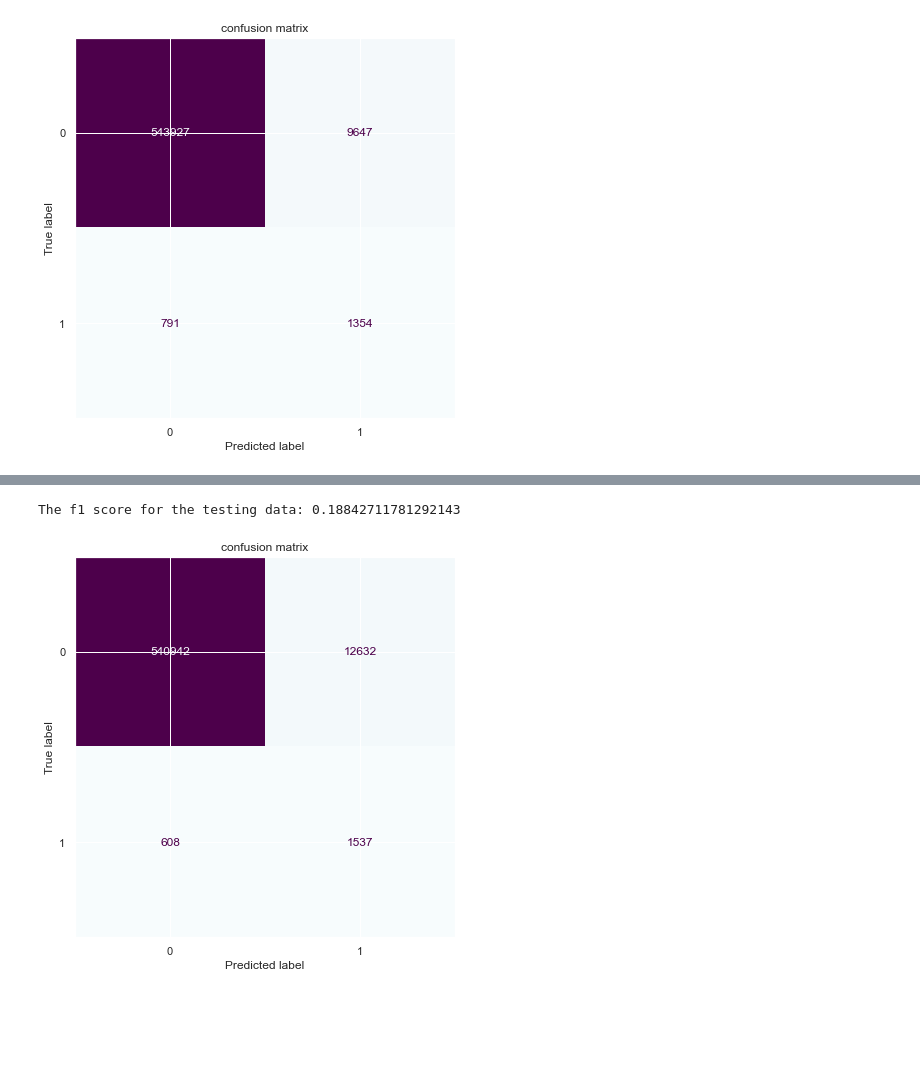
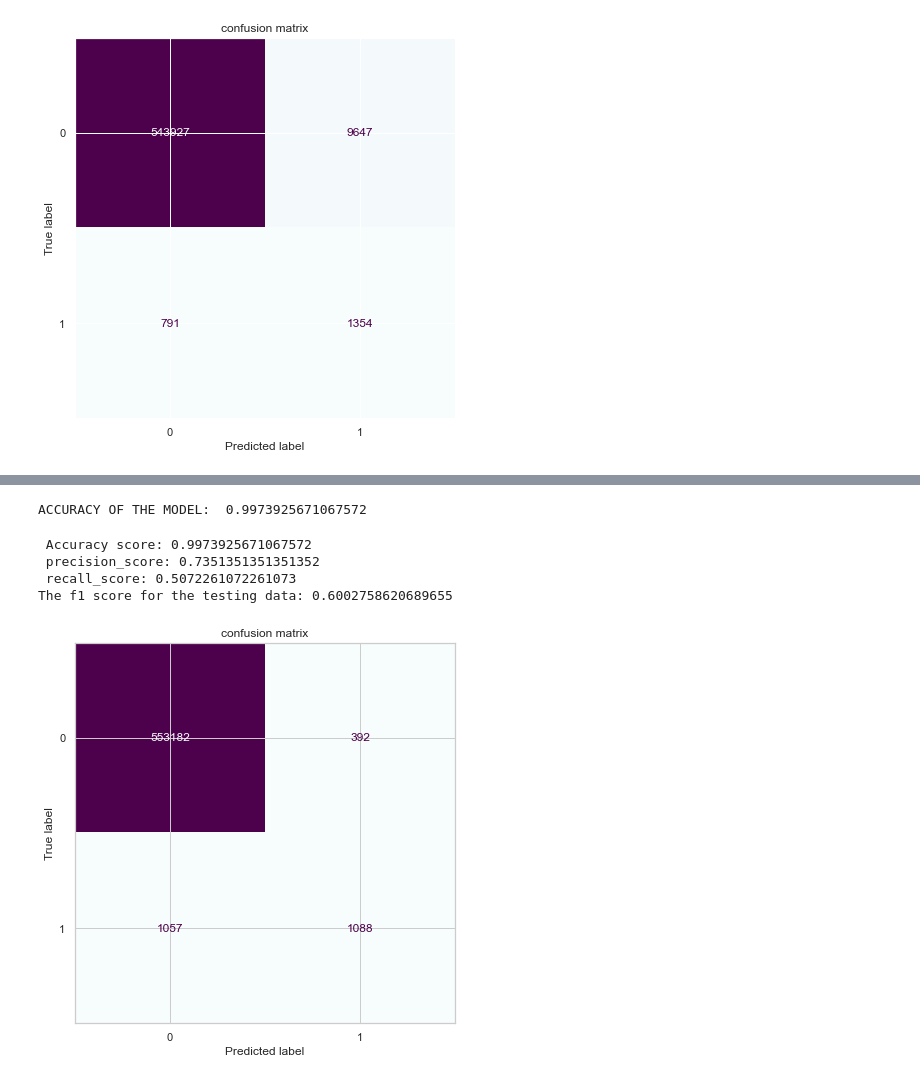
Before and after one commit to kdmanwani/credit_fraud, a Jupyter notebook: credit_card_fraud.ipynb, the cells around one changed output, grey strips where cells are left out. Drawn from its saved outputs; the diff is of its cells as text; code cells hidden in the pictures; blank space fills up the shorter version.

Commit message:
random forest added

```diff
--- a/credit_card_fraud.ipynb
+++ b/credit_card_fraud.ipynb
@@ -528,25 +747,46 @@ plt.show()
+# %%
+#get columns to train model
+x_train=df[['time_hour','age','ownerToMerdist','amt']]
+y_train=df[['is_fraud']]
+#get columns to test model
+x_test=df_test[['time_hour','age','ownerToMerdist','amt']]
+y_test=df_test[['is_fraud']]
+
+# creating a RF classifier
+clf = RandomForestClassifier(n_estimators = 100,class_weight={0: 0.55, 1: 0.45},max_depth=20,max_features=3,
+                             min_samples_leaf= 4,min_samples_split= 8 )
+
+# Training the model on the training dataset
+# fit function is used to train the model using the training sets as parameters
+clf.fit(x_train, y_train)
+
+# performing predictions on the test dataset
+y_pred = clf.predict(x_test)
+
+# metrics are used to find accuracy or error
+from sklearn import metrics
+print()
+
+# using metrics module for accuracy calculation
+print("ACCURACY OF THE MODEL: ", metrics.accuracy_score(y_test, y_pred))
+# %% [output]
+ACCURACY OF THE MODEL:  0.9973925671067572
 # %%
-# run logistic regression with updated class weights
-
-#importing and training the model
-from sklearn.linear_model import LogisticRegression
-lr2 = LogisticRegression(class_weight={0: 0.01, 1: 0.99})
-lr2.fit(x_train, y_train)
-
-# Predicting on the test data
-pred_test2 = lr2.predict(x_test)
-
-#Calculating and printing the f1 score
-f1_test2 = f1_score(y_test, pred_test2)
-print('The f1 score for the testing data:', f1_test2)
-
+print(f" Accuracy score: {accuracy_score(y_test, y_pred)}")
+print(f" precision_score: {precision_score(y_test, y_pred)}")
+print(f" recall_score: {recall_score(y_test, y_pred)}")
+f1_test_rf = f1_score(y_test, y_pred)
+print('The f1 score for the testing data:', f1_test_rf)
 #Ploting the confusion matrix
-cm2=confusion_matrix(y_test, pred_test2)
+cmrf=confusion_matrix(y_test, y_pred)
 fig, ax = plt.subplots(figsize=(7, 7))
-disp =ConfusionMatrixDisplay(confusion_matrix=cm2)
+disp =ConfusionMatrixDisplay(confusion_matrix=cmrf)
 disp.plot(cmap="BuPu",colorbar=False,ax=ax)
 plt.title("confusion matrix")
 plt.show()
 # %% [output]
-The f1 score for the testing data: 0.18842711781292143
+ Accuracy score: 0.9973925671067572
+ precision_score: 0.7351351351351352
+ recall_score: 0.5072261072261073
+The f1 score for the testing data: 0.6002758620689655
-[figure, old version]
+[figure, new version]
```
Also changed, not shown: parts of 39 cells of this notebook.
